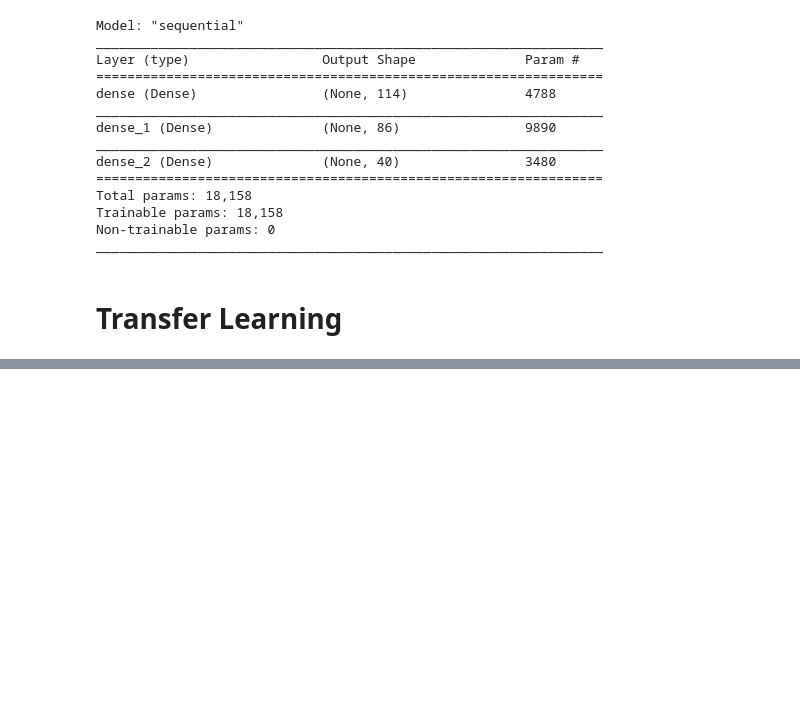
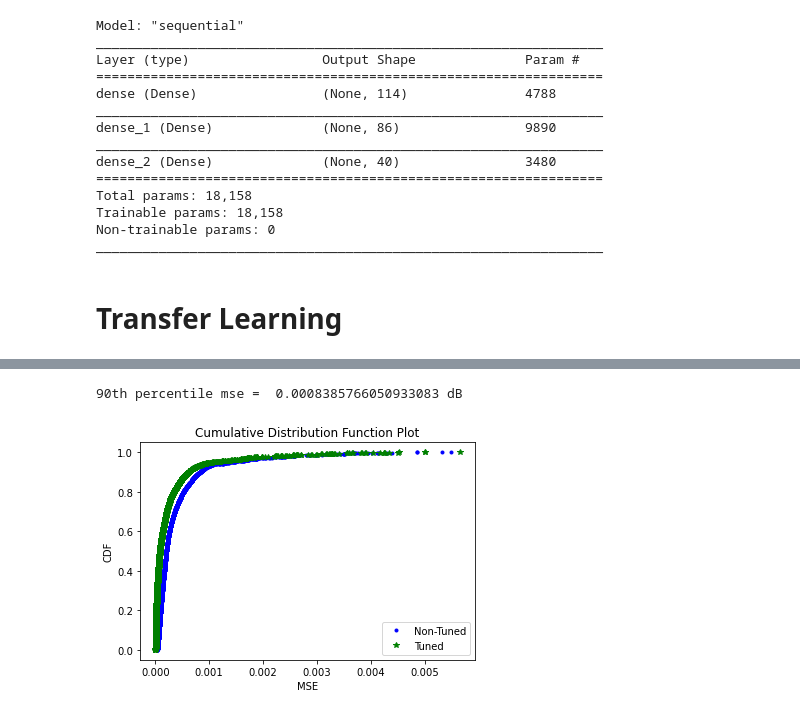
Before and after one commit to JackKelly1/4th-Year-Project, a Jupyter notebook: Tuning_Nodes_and_Layers.ipynb, the cells around one changed output, grey strips where cells are left out. Cells and saved outputs as stored; diff of their text form; code cells hidden in the pictures; blank space fills up the shorter version.

```diff
--- a/Tuning_Nodes_and_Layers.ipynb
+++ b/Tuning_Nodes_and_Layers.ipynb
@@ -264,0 +337,4 @@ print(value_old)
+# %%
+N_channels = 40
+file_path = '/Users/jackkelly/Desktop/Building_Model/Data/40_channels_data_blocks_20000.csv'
+hist, model, X_train, Y_train, X_val, Y_val, X_test, Y_test = build_model(N_channels, file_path)
@@ -264,0 +379,42 @@ print(value_old)
+# %%
+# name = '/Users/jackkelly/Desktop/Building_Model/Figures/Comparison.png'
+# plt.title('Comparison of new and old ANN model')
+# plt.plot(hypermodel_hist.history['mean_squared_error'], label='[Trained ANN] Train')
+# plt.plot(hypermodel_hist.history['val_mean_squared_error'], label='[Trained ANN] Validation')
+# plt.plot(hist.history['val_mean_squared_error'], label='[Non-tuned ANN] Validation')
+# plt.ylabel('MSE')
+# plt.xlabel('Epoch')
+# plt.legend()
+# plt.savefig(name)
+# plt.show()
+
+predictions = model.predict(X_test)
+# mse = mean_squared_error(predictions, Y_test)
+mean_squared_error_store = []
+for i in range(3000):
+    mean_squared_error_store.append(mean_squared_error(predictions[i], Y_test[i]))
+x = np.sort(mean_squared_error_store)
+y = np.arange(1, len(x)+1) / len(x)
+
+predictions_hyper = hypermodel.predict(X_test)
+# mse = mean_squared_error(predictions, Y_test)
+mean_squared_error_store_hyper = []
+for i in range(3000):
+    mean_squared_error_store_hyper.append(mean_squared_error(predictions_hyper[i], Y_test[i]))
+x_hyper = np.sort(mean_squared_error_store_hyper)
+y_hyper = np.arange(1, len(x_hyper)+1) / len(x_hyper)
+
+
+# 500 elements in mseArray so 90th percentile is 450th element
+print('90th percentile mse = ', x[2700],'dB')
+mse_ecdf = plt.plot(x,y, marker='.', linestyle='none', color='blue', label='Non-Tuned')
+mse_ecdf = plt.plot(x_hyper, y_hyper, marker='*', linestyle='none', color='green', label='Tuned')
+plt.title('Cumulative Distribution Function Plot')
+plt.xlabel('MSE')
+plt.ylabel('CDF')
+plt.legend()
+plt.savefig('CDF_initial_ann.png')
+plt.show()
+# %% [output]
+90th percentile mse =  0.0008385766050933083 dB
+[figure, added]
```
Also changed, not shown: parts of 11 cells of this notebook.
